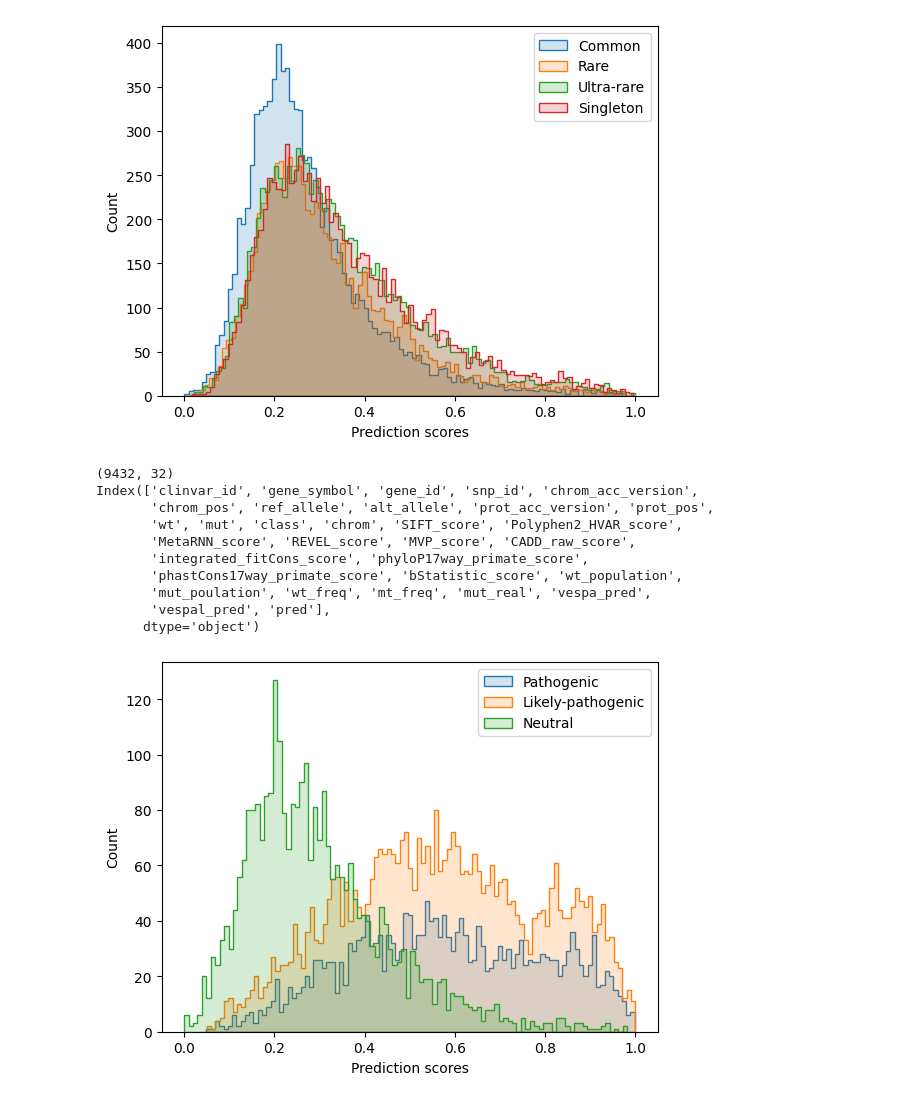
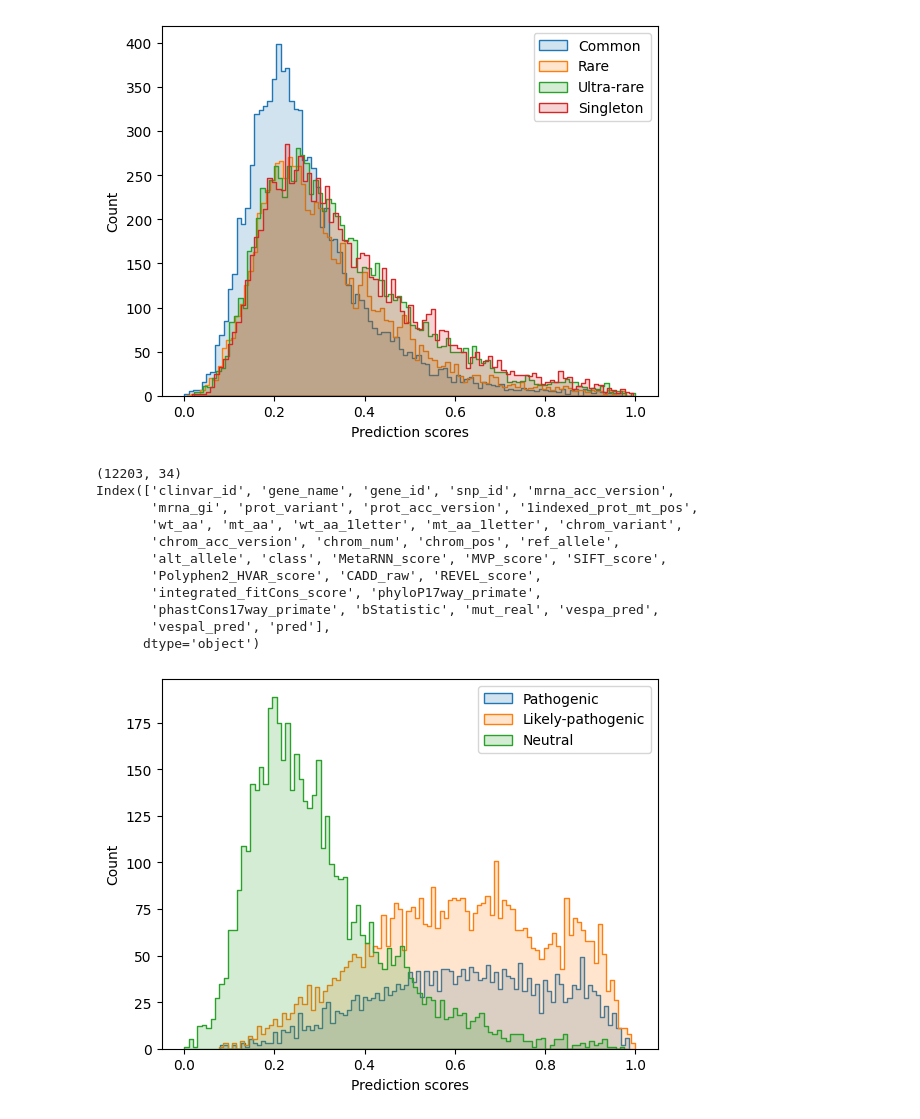
Before and after one commit to akabiraka/mutation_effect_analysis, a Jupyter notebook: models/vespa_marquet/test_model_predictions.ipynb, the cells around one changed output. Saved outputs shown, nothing was run; the diff lists cells and outputs as text; code cells hidden in the pictures.

```diff
--- a/models/vespa_marquet/test_model_predictions.ipynb
+++ b/models/vespa_marquet/test_model_predictions.ipynb
@@ -110,40 +110,41 @@ def plot_distribution(result_df, n_samples=None):
     df = result_df.copy(deep=True)
     plt.cla()
 
     patho = df[df["class"]=="Pathogenic"]
     likelypatho = df[df["class"]=="Likely-pathogenic"]
     neutral = df[(df["class"]!="Pathogenic") & (df["class"]!="Likely-pathogenic")]
     # print(patho.shape, likelypatho.shape, neutral.shape)
 
     bins = 100 # 20, 100, 500
 
     sns.histplot(patho["pred"], bins=bins, label=f"Pathogenic", element="step", alpha=.2)
     sns.histplot(likelypatho["pred"], bins=bins, label=f"Likely-pathogenic", element="step", alpha=.2)
     sns.histplot(neutral["pred"], bins=bins, label=f"Neutral", element="step", alpha=.2)
 
     plt.legend()
     plt.xlabel("Prediction scores")
     plt.ylabel("Count")
     plt.show()
 
 model_dir = "vespa_marquet"
 model_name = "vespa"
 result_df = pd.read_csv(home_dir+f"models/{model_dir}/outputs/{model_name}/patho/preds_{model_name}_masked.tsv", sep="\t")
-model_pred_col = "vespal_pred" # vespal_pred, vespa_pred
+model_pred_col = "vespa_pred" # vespal_pred, vespa_pred
 result_df["pred"]=(result_df[model_pred_col]-result_df[model_pred_col].min())/(result_df[model_pred_col].max()-result_df[model_pred_col].min()) # scaling prediction scores between [0, 1]
 print(result_df.shape)
 print(result_df.columns)
 result_df["class"].value_counts()
 plot_distribution(result_df, n_samples=None)
 # %% [output]
-(9432, 32)
-Index(['clinvar_id', 'gene_symbol', 'gene_id', 'snp_id', 'chrom_acc_version',
-       'chrom_pos', 'ref_allele', 'alt_allele', 'prot_acc_version', 'prot_pos',
-       'wt', 'mut', 'class', 'chrom', 'SIFT_score', 'Polyphen2_HVAR_score',
-       'MetaRNN_score', 'REVEL_score', 'MVP_score', 'CADD_raw_score',
-       'integrated_fitCons_score', 'phyloP17way_primate_score',
-       'phastCons17way_primate_score', 'bStatistic_score', 'wt_population',
-       'mut_poulation', 'wt_freq', 'mt_freq', 'mut_real', 'vespa_pred',
+(12203, 34)
+Index(['clinvar_id', 'gene_name', 'gene_id', 'snp_id', 'mrna_acc_version',
+       'mrna_gi', 'prot_variant', 'prot_acc_version', '1indexed_prot_mt_pos',
+       'wt_aa', 'mt_aa', 'wt_aa_1letter', 'mt_aa_1letter', 'chrom_variant',
+       'chrom_acc_version', 'chrom_num', 'chrom_pos', 'ref_allele',
+       'alt_allele', 'class', 'MetaRNN_score', 'MVP_score', 'SIFT_score',
+       'Polyphen2_HVAR_score', 'CADD_raw', 'REVEL_score',
+       'integrated_fitCons_score', 'phyloP17way_primate',
+       'phastCons17way_primate', 'bStatistic', 'mut_real', 'vespa_pred',
        'vespal_pred', 'pred'],
       dtype='object')
-[figure, old version]
+[figure, new version]
```
Also changed, not shown: 11 other files.
